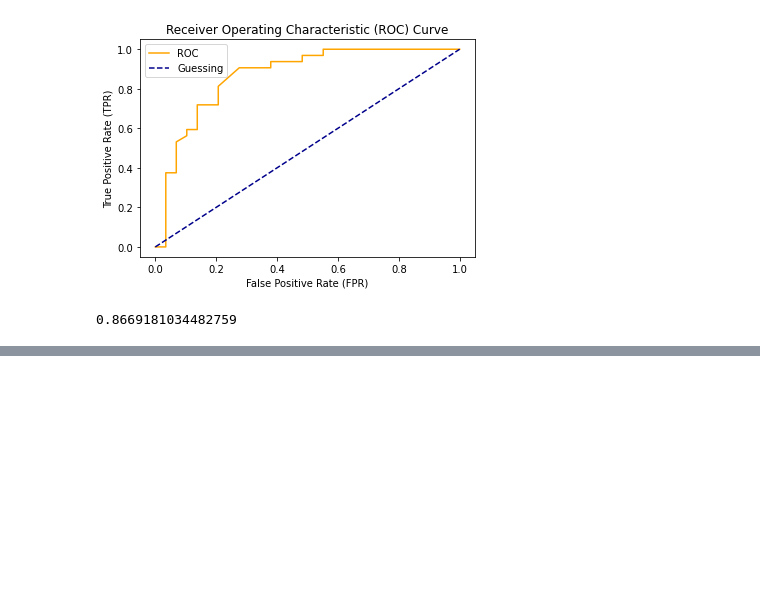
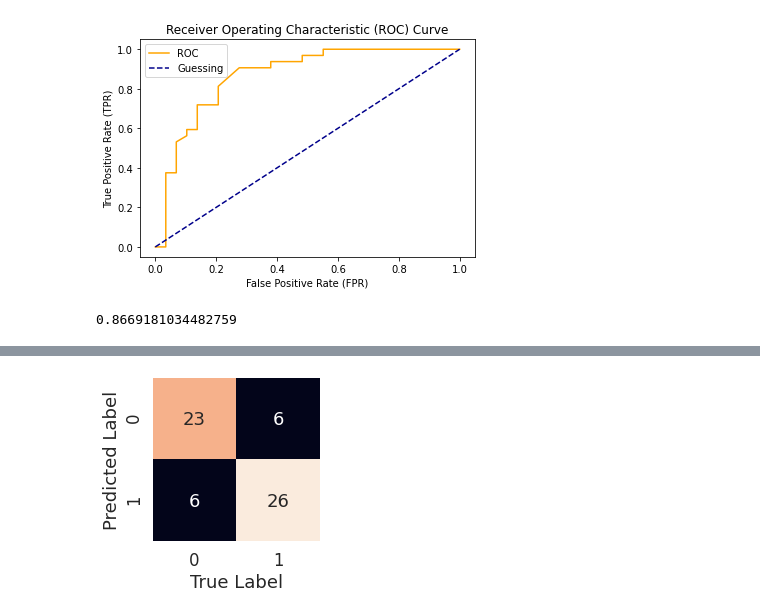
Before and after one commit to Naimul-Islam-Siam/Practice, a Jupyter notebook: ML/Scikit-learn/scikit_learn_cheatsheet.ipynb, the cells around one changed output, grey strips where cells are left out. Cells and saved outputs as stored; diff of their text form; code cells hidden in the pictures; blank space fills up the shorter version.

Commit message:
Confusion Matrix

```diff
--- a/ML/Scikit-learn/scikit_learn_cheatsheet.ipynb
+++ b/ML/Scikit-learn/scikit_learn_cheatsheet.ipynb
@@ -921,0 +928,6 @@ roc_auc_score(y_test, y_probs_positive)
+# %%
+from sklearn.metrics import confusion_matrix
+
+y_preds = clf.predict(X_test)
+
+confusion_matrix(y_test, y_preds)
@@ -921,0 +953,16 @@ roc_auc_score(y_test, y_probs_positive)
+# %%
+import seaborn as sns
+
+# create a function to plot confusion matrix
+def plot_confusion_matrix(conf_mat):
+  fig, ax = plt.subplots(figsize=(3,3))
+  ax = sns.heatmap(conf_mat, annot=True, cbar=False)
+
+  plt.xlabel("True Label")
+  plt.ylabel("Predicted Label")
+# %%
+conf_mat = confusion_matrix(y_test, y_preds)
+
+plot_confusion_matrix(conf_mat)
+# %% [output]
+[figure, added]
```
Also changed, not shown: parts of 5 cells of this notebook.
